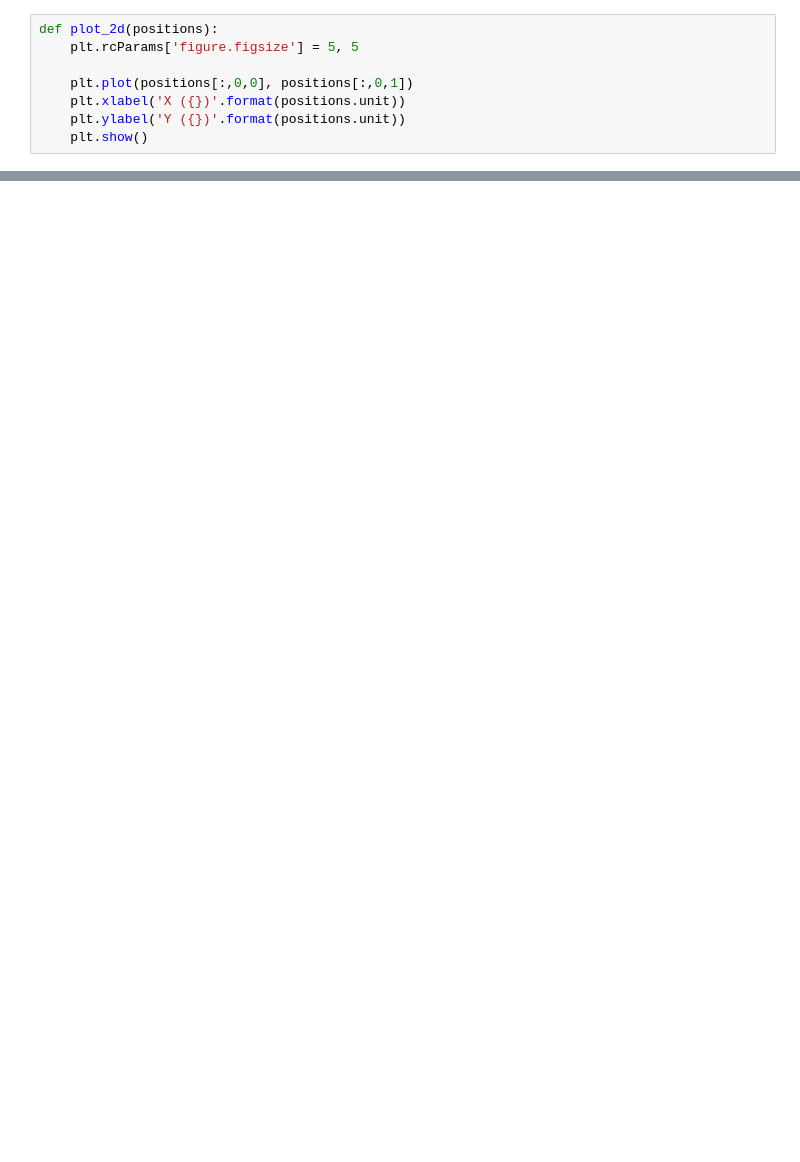
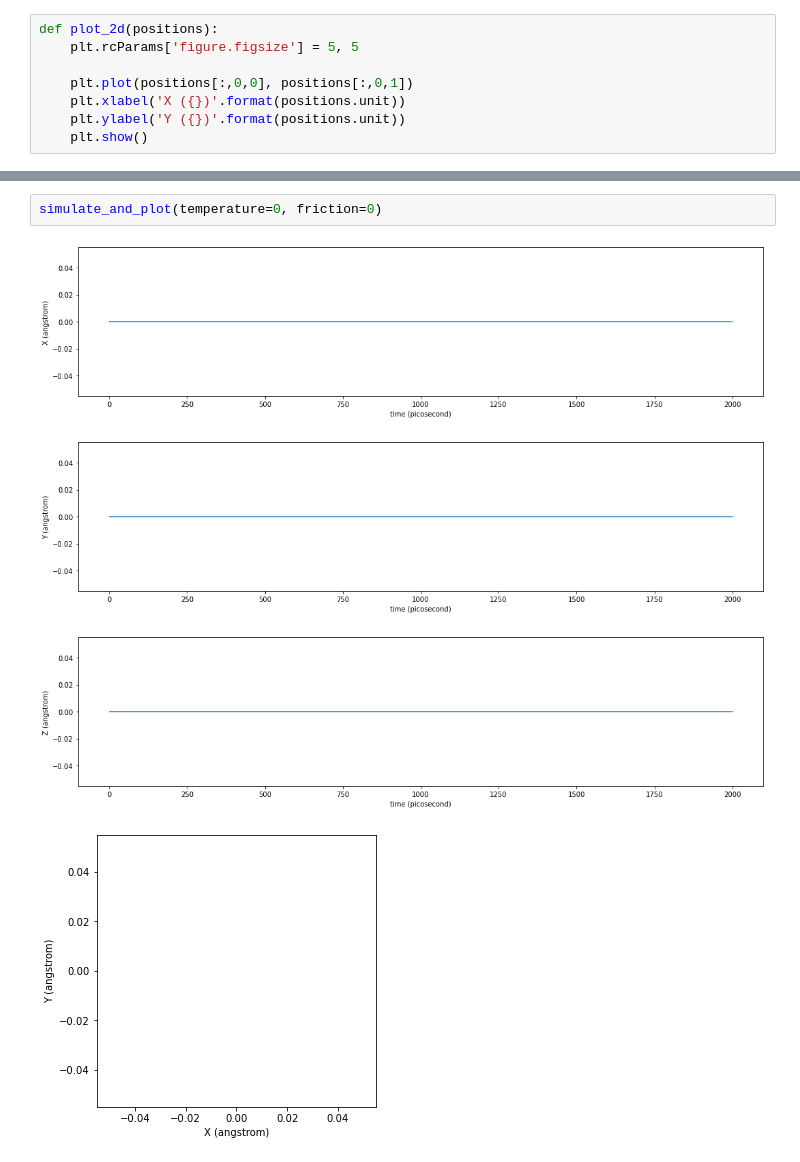
Before and after one commit to Daniel-Ibarrola/Molecular-Dynamics, a Jupyter notebook: free_particle/free_particle.ipynb, the cells around one changed output, grey strips where cells are left out. Drawn from its saved outputs; the diff is of its cells as text; blank space fills up the shorter version.

```diff
--- a/free_particle/free_particle.ipynb
+++ b/free_particle/free_particle.ipynb
@@ -220,0 +209,7 @@ plot_2d(pos)
+# %%
+simulate_and_plot(temperature=0, friction=0)
+# %% [output]
+[figure, added]
+[figure, added]
+[figure, added]
+[figure, added]
```
Also changed, not shown: parts of 27 cells of this notebook, 1 other file.
